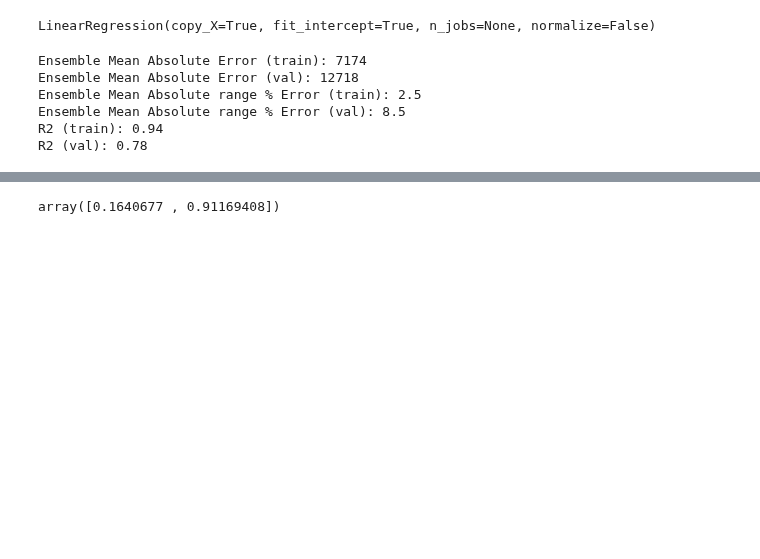
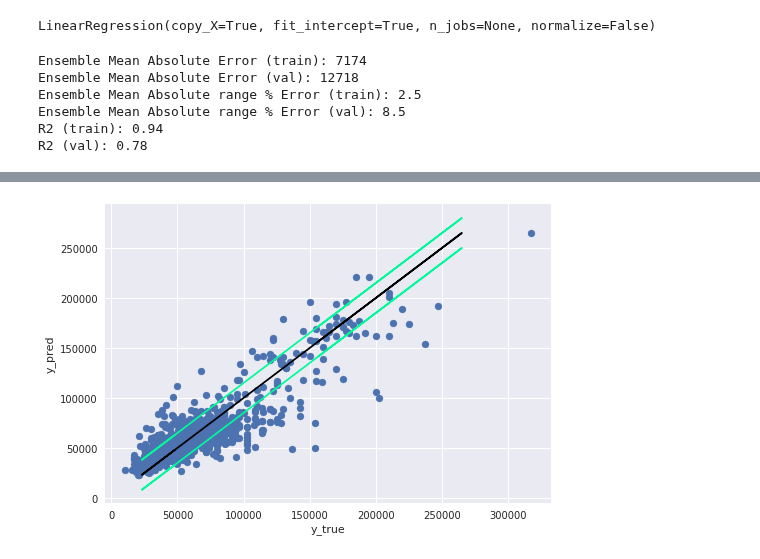
Before and after one commit to jamobe/DataScienceJobs, a Jupyter notebook: ModelComparison.ipynb, the cells around one changed output, grey strips where cells are left out. Saved outputs shown, nothing was run; the diff lists cells and outputs as text; code cells hidden in the pictures; blank space fills up the shorter version.

Commit message:
exploring data/models

```diff
--- a/ModelComparison.ipynb
+++ b/ModelComparison.ipynb
@@ -130,4 +109,12 @@ with plt.style.context('seaborn'):
-# %%
-model.coef_
-# %% [output]
-array([0.1640677 , 0.91169408])
+# %%
+import matplotlib.pyplot as plt
+import seaborn as sns
+with plt.style.context('seaborn'):
+    ax = plt.scatter(y_val,XGB_val[0]['y_pred_xgb'])
+    plt.plot(XGB_val[0]['y_pred_xgb'], XGB_val[0]['y_pred_xgb'], color='black')
+    plt.plot(XGB_val[0]['y_pred_xgb'], XGB_val[0]['y_pred_xgb']-15000, color='mediumspringgreen')
+    plt.plot(XGB_val[0]['y_pred_xgb'], XGB_val[0]['y_pred_xgb']+15000, color='mediumspringgreen')
+    plt.xlabel('y_true')
+    plt.ylabel('y_pred')
+# %% [output]
+[figure, added]
```
Also changed, not shown: parts of 7 cells of this notebook.
